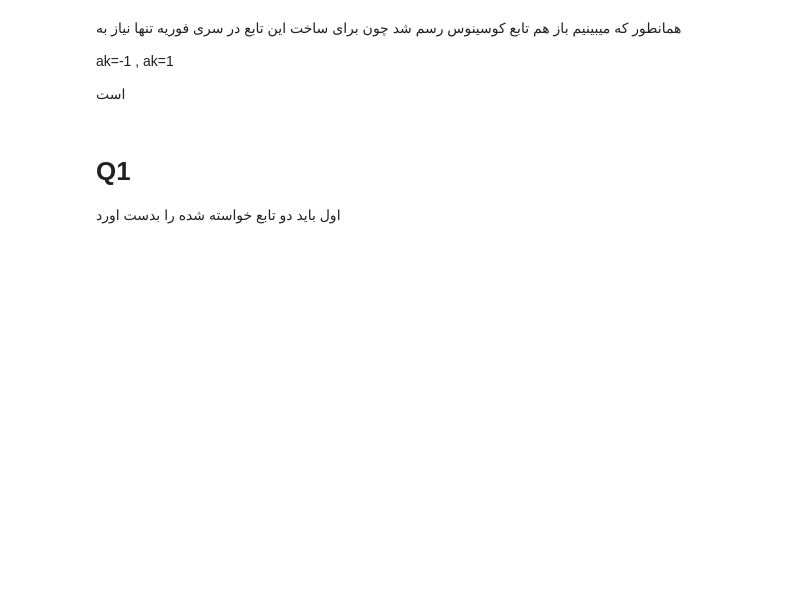
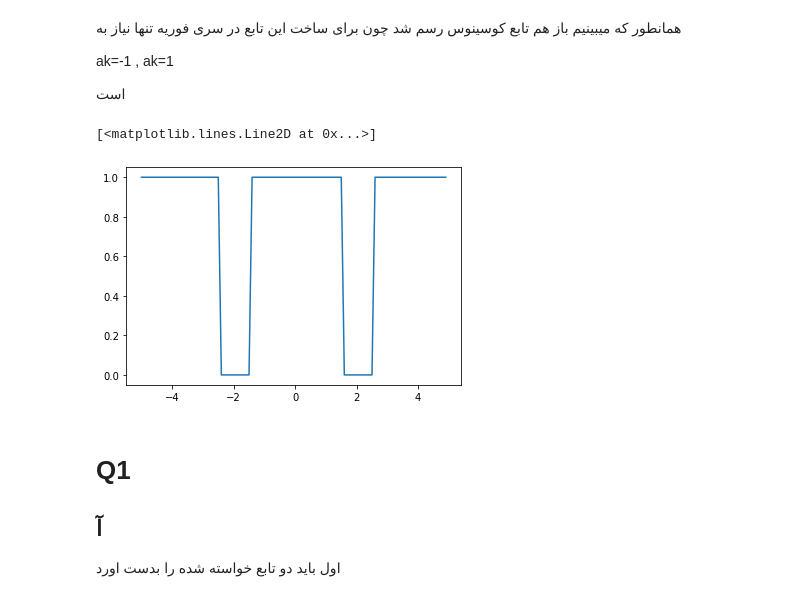
Before and after one commit to hoseinlook/signals_and_systems_hws, a Jupyter notebook: hw3/SS_HW3/hw3.ipynb, the cells around one changed output. Saved outputs shown, nothing was run; the diff lists cells and outputs as text; code cells hidden in the pictures; blank space fills up the shorter version.

```diff
--- a/hw3/SS_HW3/hw3.ipynb
+++ b/hw3/SS_HW3/hw3.ipynb
@@ -51,4 +53,16 @@ ak=-1 , ak=1
 است
+# %%
+square_signal = lambda t ,t0,T : (np.sign(signal.square(((t+t0/2)/T+1)*2*np.pi,duty=t0/T))+1)/2
+
+# signal.square(((t+(T-t0)/2)*2*np.pi)/T,duty=t0/T)
+t= np.arange(-5,5 , step=0.1)
+
+plt.plot(t,square_signal(t, t0=3,T=4))
+# plt.plot(t,square_signal(t*2, t0=1,T=5))
+# %% [output]
+[<matplotlib.lines.Line2D at 0x...>]
+[figure, added]
 # %% [markdown]
 # Q1
+## آ
 اول باید دو تابع خواسته شده را بدست اورد
```
Also changed, not shown: parts of 20 cells of this notebook.
